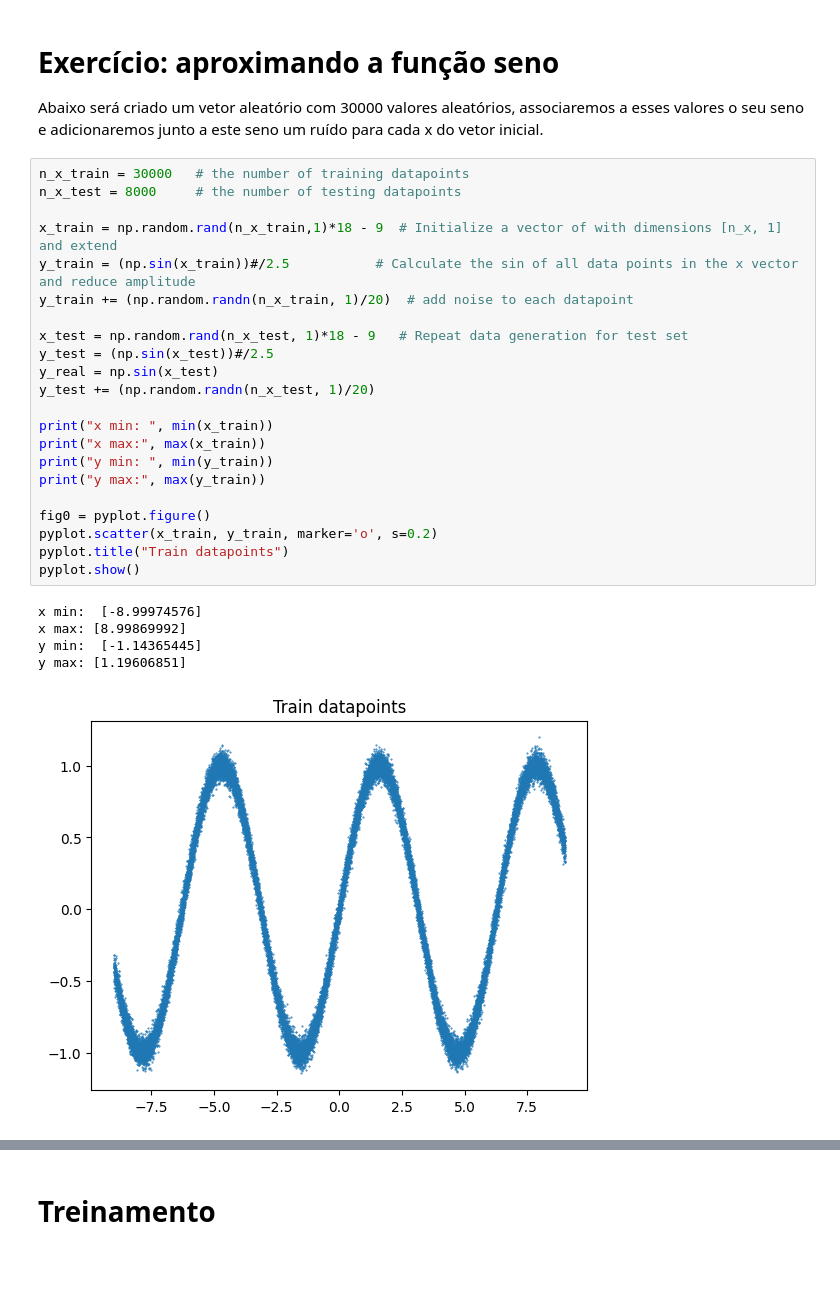
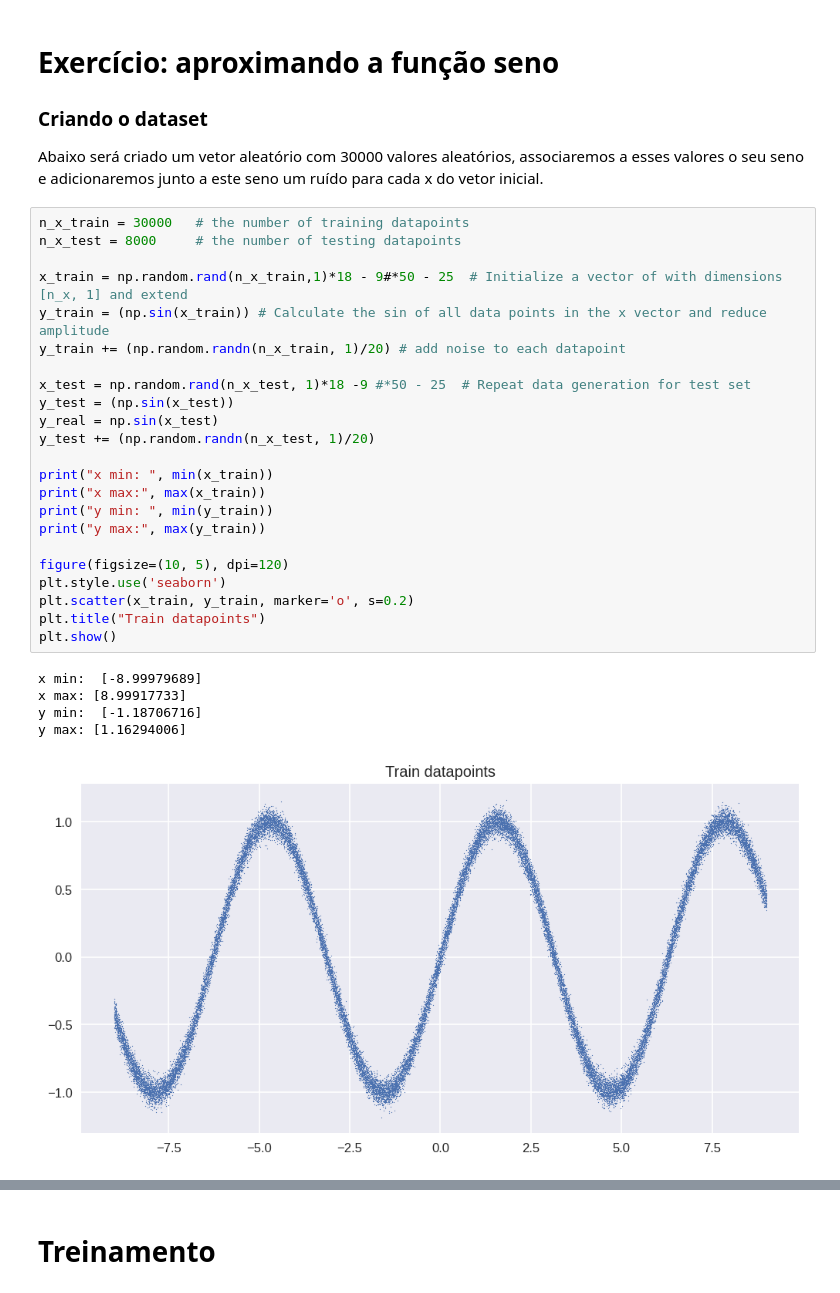
Before and after one commit to GabrielDornelles/modern-computer-vision, a Jupyter notebook: 1-sine-approximation.ipynb, the cells around one changed output, grey strips where cells are left out. Saved outputs shown, nothing was run; the diff lists cells and outputs as text; blank space fills up the shorter version.

```diff
--- a/1-sine-approximation.ipynb
+++ b/1-sine-approximation.ipynb
@@ -21,32 +26,35 @@ from torch.utils.data.dataset import Dataset
 # %% [markdown]
 # Exercício: aproximando a função seno
+
+### Criando o dataset
 Abaixo será criado um vetor aleatório com 30000 valores aleatórios, associaremos a esses valores o seu seno e adicionaremos junto a este seno um ruído para cada x do vetor inicial.
 # %%
 n_x_train = 30000   # the number of training datapoints
 n_x_test = 8000     # the number of testing datapoints
 
-x_train = np.random.rand(n_x_train,1)*18 - 9  # Initialize a vector of with dimensions [n_x, 1] and extend
-y_train = (np.sin(x_train))#/2.5           # Calculate the sin of all data points in the x vector and reduce amplitude
-y_train += (np.random.randn(n_x_train, 1)/20)  # add noise to each datapoint
+x_train = np.random.rand(n_x_train,1)*18 - 9#*50 - 25  # Initialize a vector of with dimensions [n_x, 1] and extend
+y_train = (np.sin(x_train)) # Calculate the sin of all data points in the x vector and reduce amplitude
+y_train += (np.random.randn(n_x_train, 1)/20) # add noise to each datapoint
 
-x_test = np.random.rand(n_x_test, 1)*18 - 9   # Repeat data generation for test set
-y_test = (np.sin(x_test))#/2.5
+x_test = np.random.rand(n_x_test, 1)*18 -9 #*50 - 25  # Repeat data generation for test set
+y_test = (np.sin(x_test))
 y_real = np.sin(x_test)
 y_test += (np.random.randn(n_x_test, 1)/20)
 
 print("x min: ", min(x_train))
 print("x max:", max(x_train))
 print("y min: ", min(y_train))
 print("y max:", max(y_train))
 
-fig0 = pyplot.figure()
-pyplot.scatter(x_train, y_train, marker='o', s=0.2)
-pyplot.title("Train datapoints")
-pyplot.show()
+figure(figsize=(10, 5), dpi=120)
+plt.style.use('seaborn')
+plt.scatter(x_train, y_train, marker='o', s=0.2)
+plt.title("Train datapoints")
+plt.show()
 # %% [output]
-x min:  [-8.99974576]
-x max: [8.99869992]
-y min:  [-1.14365445]
-y max: [1.19606851]
+x min:  [-8.99979689]
+x max: [8.99917733]
+y min:  [-1.18706716]
+y max: [1.16294006]
-[figure, old version]
+[figure, new version]
 # %% [markdown]
```
Also changed, not shown: parts of 13 cells of this notebook, 7 other files.
